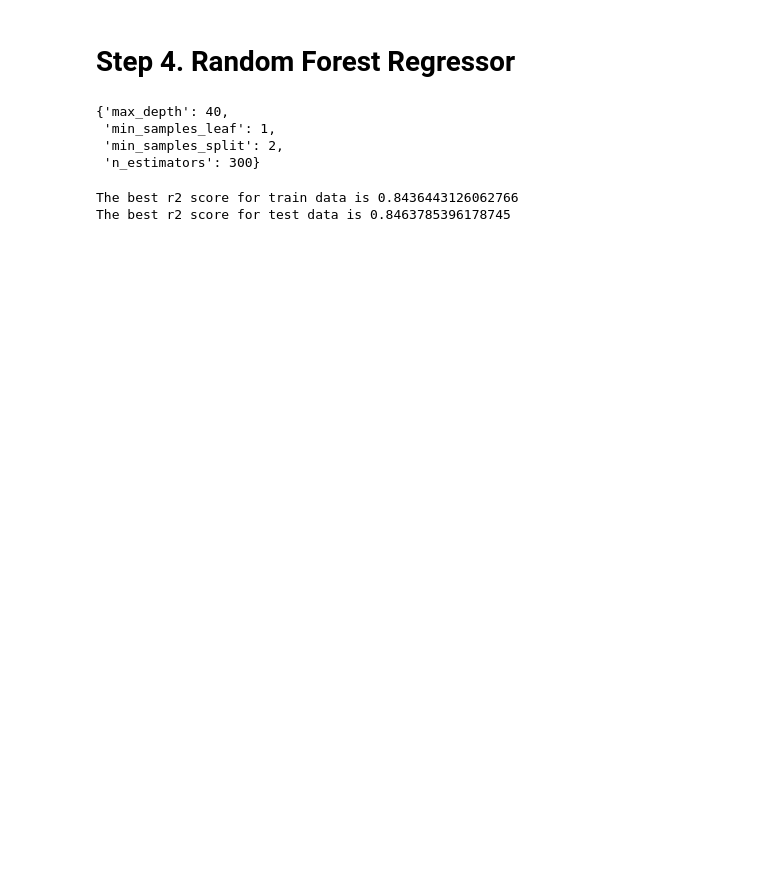
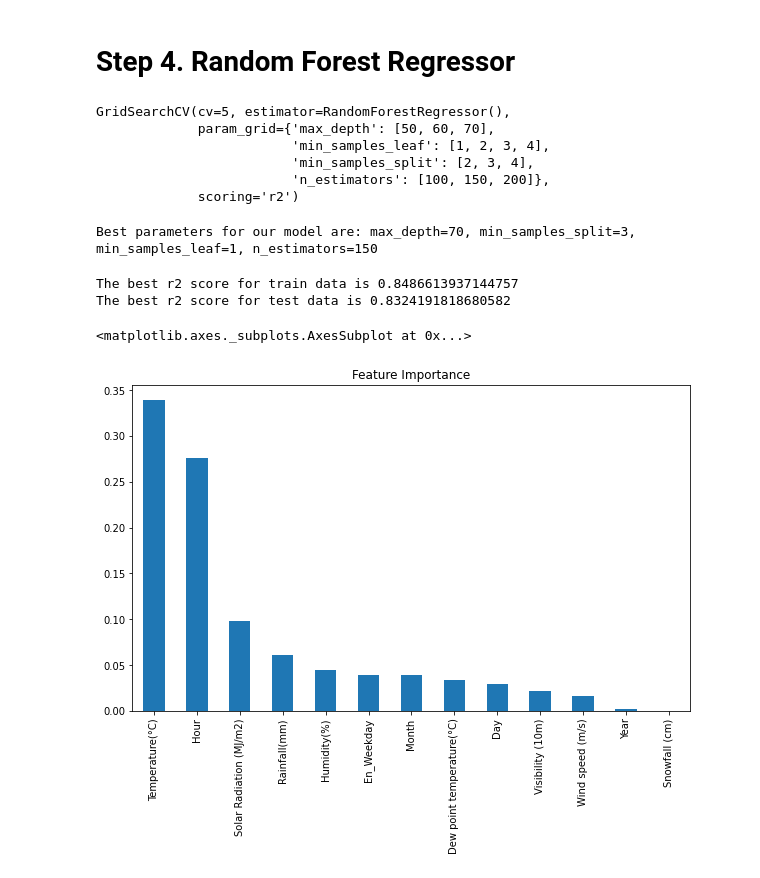
Before and after one commit to ghanalk1/Bike-Sharing-Demand-Prediction, a Jupyter notebook: Copy_of_Bike_Sharing_Demand_Prediction_Capstone_Project.ipynb, the cells around one changed output. Saved outputs shown, nothing was run; the diff lists cells and outputs as text; code cells hidden in the pictures; blank space fills up the shorter version.

```diff
--- a/Copy_of_Bike_Sharing_Demand_Prediction_Capstone_Project.ipynb
+++ b/Copy_of_Bike_Sharing_Demand_Prediction_Capstone_Project.ipynb
@@ -312,7 +312,7 @@ y = df.iloc[:, 1]
 ## **Splitting train and test data.**
 # %%
 from sklearn.model_selection import train_test_split
-X_train, X_test, y_train, y_test = train_test_split(X, y, test_size = 0.2, random_state = 1)
+X_train, X_test, y_train, y_test = train_test_split(X, y, test_size = 0.3, random_state = 40)
 # %%
 print(X_train.shape)
 print(X_test.shape)
@@ -326,38 +326,51 @@ from sklearn.model_selection import GridSearchCV
 from sklearn.ensemble import RandomForestRegressor
 from sklearn.preprocessing import MinMaxScaler
 # %%
-# random forest model
-rf = RandomForestRegressor(random_state=21)
+# rfr model
+rfr = RandomForestRegressor()
 
-# hyperparameter tuning with gridsearchCV
-param_grid = {'max_depth':[40,50,60,70,80,90,100],
-              'n_estimators':[50,70,100,200,300],
-              'min_samples_split':[2,3,4,5],
-              'min_samples_leaf':[1,2,3,4,5]
+# hyper parameter tuning using gridSearchCV
+parameters = {'max_depth': [50, 60, 70],
+              'min_samples_split':[2,3,4],
+              'min_samples_leaf':[1,2,3,4],
+              'n_estimators':[100, 150, 200]
               }
 
-grid_search = GridSearchCV(rf,param_grid, scoring='r2', cv=3)
-grid_search.fit(X_train,y_train)
-
-best_rf = grid_search.best_estimator_
-best_rf_testScore = best_rf.score(X_test,y_test)
+result = GridSearchCV(rfr, parameters, scoring='r2', cv=5)
+result.fit(X_train, y_train)
+# %% [output]
+GridSearchCV(cv=5, estimator=RandomForestRegressor(),
+             param_grid={'max_depth': [50, 60, 70],
+                         'min_samples_leaf': [1, 2, 3, 4],
+                         'min_samples_split': [2, 3, 4],
+                         'n_estimators': [100, 150, 200]},
+             scoring='r2')
-# %%
-grid_search.best_params_
-# %% [output]
-{'max_depth': 40,
- 'min_samples_leaf': 1,
- 'min_samples_split': 2,
- 'n_estimators': 300}
+# %%
+# best parameters.
+print('Best parameters for our model are: max_depth={}, min_samples_split={}, min_samples_leaf={}, n_estimators={}'.format(result.best_params_['max_depth'],
+                                    result.best_params_['min_samples_split'], result.best_params_['min_samples_leaf'], result.best_params_['n_estimators']))
+# result.best_params_
+# %% [output]
+Best parameters for our model are: max_depth=70, min_samples_split=3, min_samples_leaf=1, n_estimators=150
 # %%
-print('The best r2 score for train data is {}'.format(grid_search.best_score_))
-print('The best r2 score for test data is {}'.format(best_rf_testScore))
+# train and test performance
+train_score = result.best_score_
+test_score = result.best_estimator_.score(X_test,y_test)
+
+print('The best r2 score for train data is {}'.format(train_score))
+print('The best r2 score for test data is {}'.format(test_score))
 # %% [output]
-The best r2 score for train data is 0.8436443126062766
-The best r2 score for test data is 0.8463785396178745
+The best r2 score for train data is 0.8486613937144757
+The best r2 score for test data is 0.8324191818680582
 # %%
 # making function to plot important features.
-# def plotting_imp_features(rfr_model, training_data):
- # imp_features = rfr_model.feature_importances_
- # feature_names = training_data.columns
- # rfr_imp_features = pd.Series(imp_features, index=feature_names)
- # return rfr_imp_features.sort_values(ascending=False).plot(kind='bar',figsize=[10,6], title='Feature Importance')
+def plotting_imp_features(rfr_model, training_data):
+  imp_features = rfr_model.feature_importances_
+  feature_names = training_data.columns
+  rfr_imp_features = pd.Series(imp_features, index=feature_names)
+  return rfr_imp_features.sort_values(ascending=False).plot(kind='bar',figsize=[10,6], title='Feature Importance')
+# %%
+plotting_imp_features(result.best_estimator_, X_train)
+# %% [output]
+<matplotlib.axes._subplots.AxesSubplot at 0x...>
+[figure, added]
```
Also changed, not shown: parts of 1 cell of this notebook.
